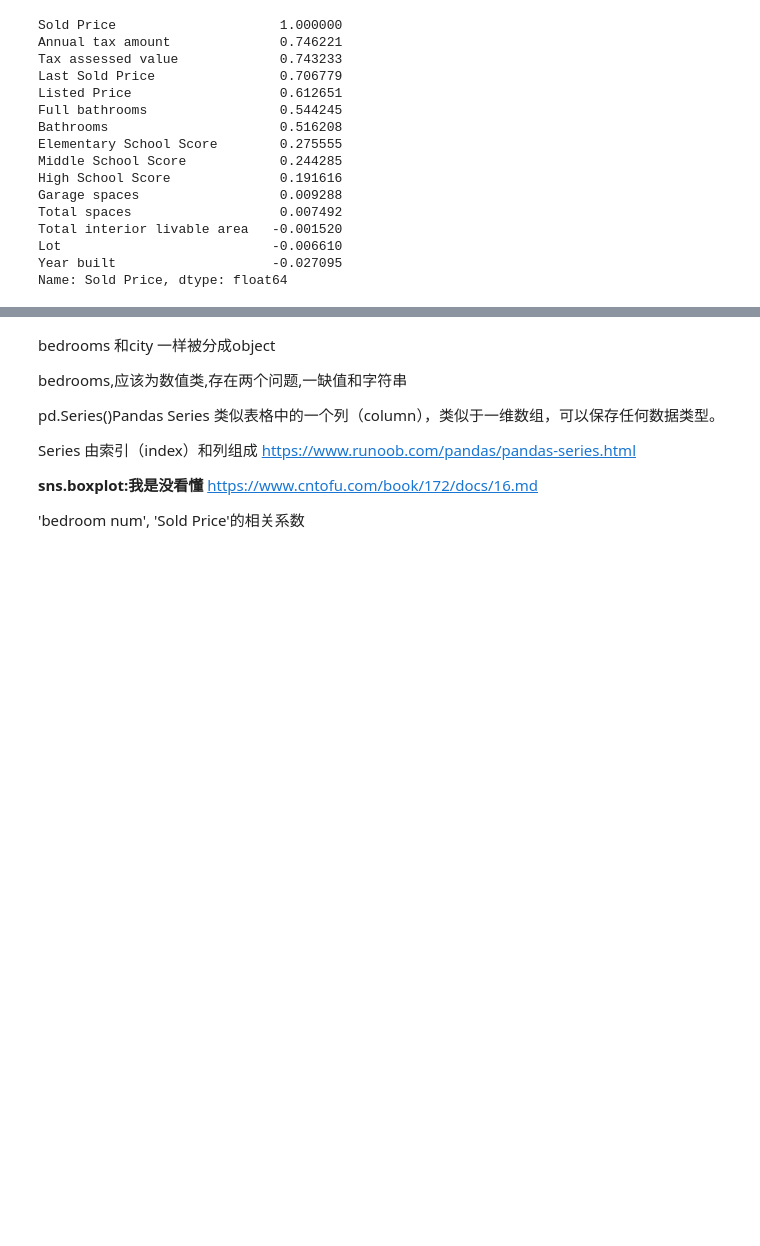
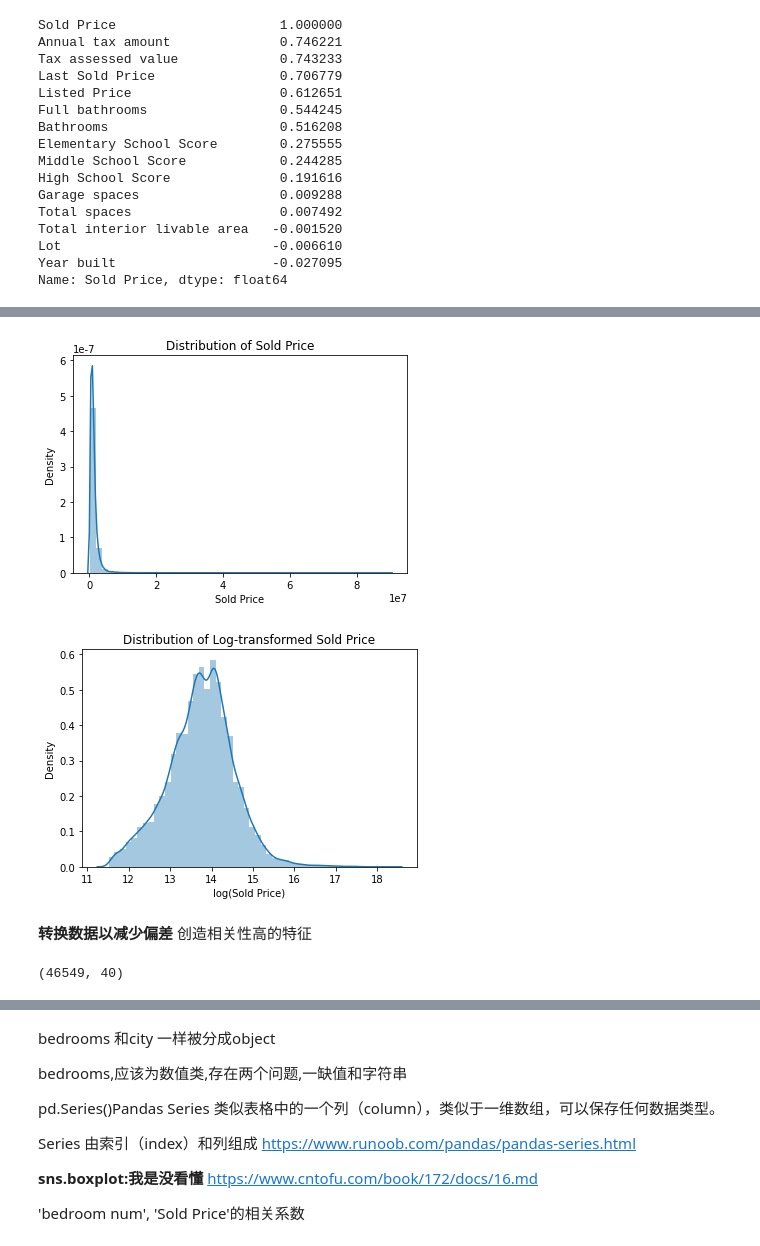
Before and after one commit to 2714830587-xh/CLRS-GG, a Jupyter notebook: Dive_to.ipynb, the cells around one changed output, grey strips where cells are left out. Drawn from its saved outputs; the diff is of its cells as text; code cells hidden in the pictures; blank space fills up the shorter version.

```diff
--- a/Dive_to.ipynb
+++ b/Dive_to.ipynb
@@ -2791,0 +2860,22 @@ State                2
+# %%
+
+plt.figure()
+sns.distplot(target)
+plt.title('Distribution of Sold Price')
+plt.show()
+
+sns.distplot(np.log(target))
+plt.title('Distribution of Log-transformed Sold Price')
+plt.xlabel('log(Sold Price)')
+plt.show()
+# %% [output]
+[figure, added]
+[figure, added]
+# %% [markdown]
+**转换数据以减少偏差**
+创造相关性高的特征
+# %%
+print(train_copy.shape)
+train_copy['Sold Price']=np.log(train_copy['Sold Price'])
+# %% [output]
+(46549, 40)
```
Also changed, not shown: parts of 28 cells of this notebook.
